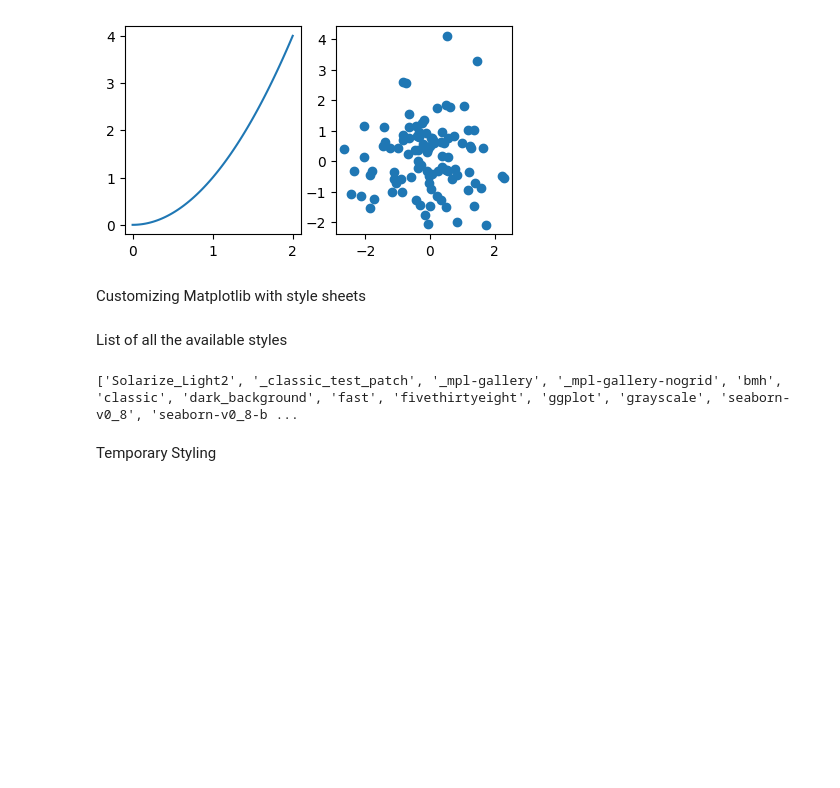
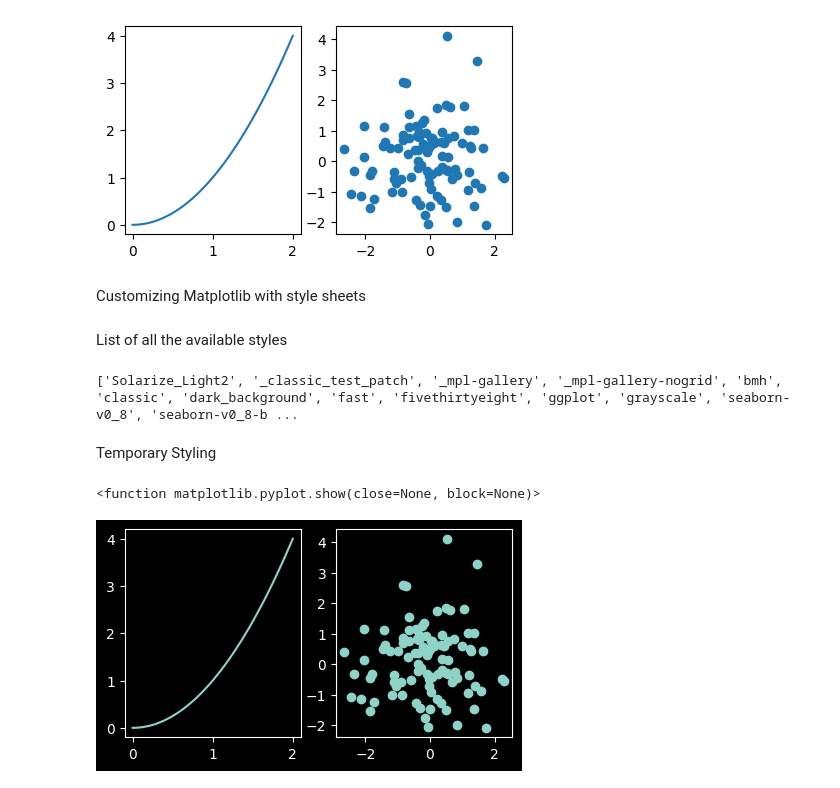
Before and after one commit to Tolash123/Machine_learning_and_Deep_learning, a Jupyter notebook: Module2-python for Data Analysis/8. Advance Visualizations - Matplotlib/advance.ipynb, the cells around one changed output. Drawn from its saved outputs; the diff is of its cells as text; code cells hidden in the pictures; blank space fills up the shorter version.

Commit message:
matplotlib styling

```diff
--- a/Module2-python for Data Analysis/8. Advance Visualizations - Matplotlib/advance.ipynb
+++ b/Module2-python for Data Analysis/8. Advance Visualizations - Matplotlib/advance.ipynb
@@ -589,3 +589,12 @@ print(plt.style.available)
 ['Solarize_Light2', '_classic_test_patch', '_mpl-gallery', '_mpl-gallery-nogrid', 'bmh', 'classic', 'dark_background', 'fast', 'fivethirtyeight', 'ggplot', 'grayscale', 'seaborn-v0_8', 'seaborn-v0_8-b ...
 # %% [markdown]
 Temporary Styling
+# %%
+with plt.style.context('dark_background'):
+    fig,(ax1,ax2) = plt.subplots(1,2, figsize=(5,2.7))
+    my_plotter(ax1, data1, data2, kind='line')
+    my_plotter(ax2, data3, data4, kind='scatter')
+plt.show
+# %% [output]
+<function matplotlib.pyplot.show(close=None, block=None)>
+[figure, added]
```
Also changed, not shown: parts of 10 cells of this notebook.
